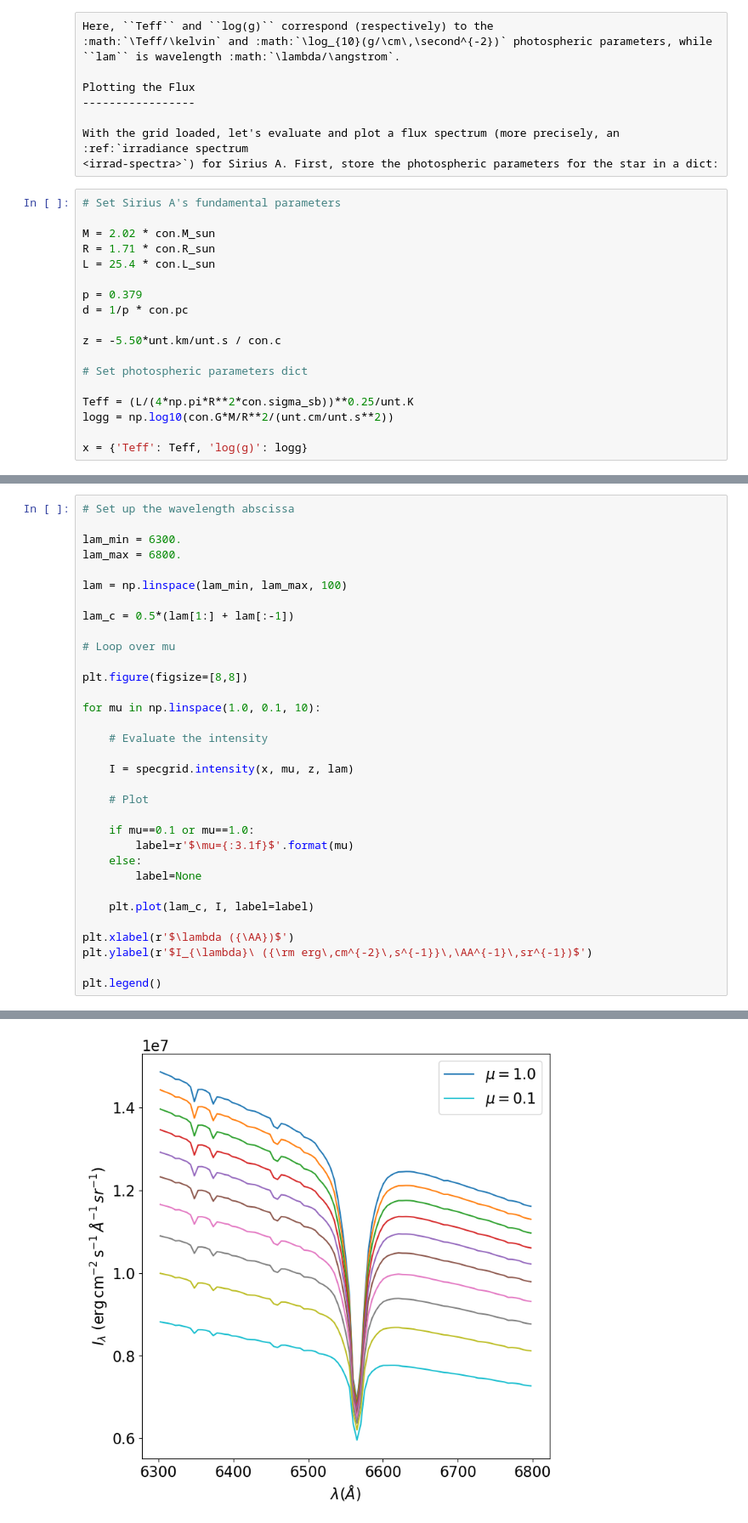
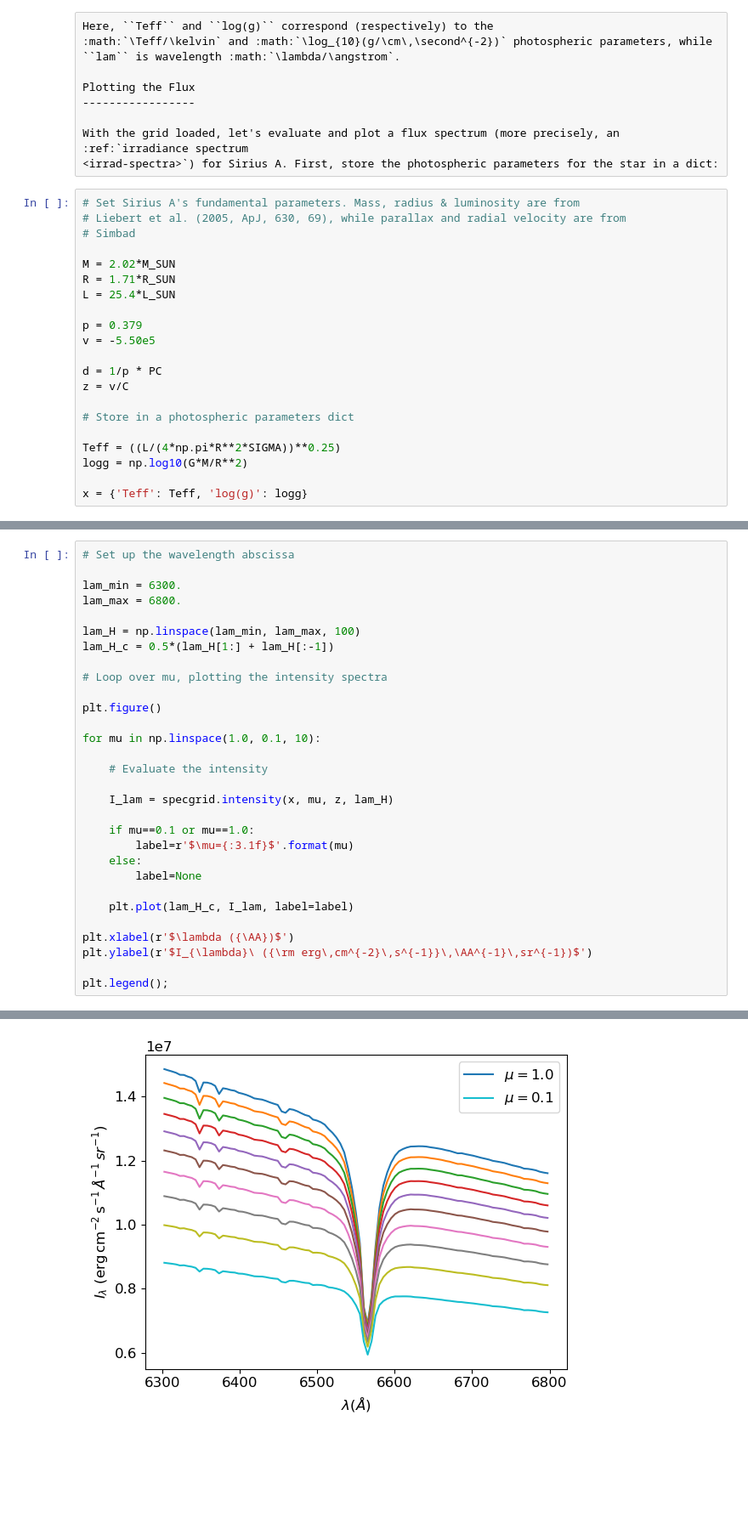
Before and after one commit to rhdtownsend/msg, a Jupyter notebook: docs/source/user-guide/walkthroughs/python-walkthrough.ipynb, the cells around one changed output, grey strips where cells are left out. Shown at 85% size. Cells and saved outputs as stored; diff of their text form; blank space fills up the shorter version.

```diff
--- a/docs/source/user-guide/walkthroughs/python-walkthrough.ipynb
+++ b/docs/source/user-guide/walkthroughs/python-walkthrough.ipynb
@@ -83,21 +92,24 @@ Plotting the Flux
 With the grid loaded, let's evaluate and plot a flux spectrum (more precisely, an :ref:`irradiance spectrum
 <irrad-spectra>`) for Sirius A. First, store the photospheric parameters for the star in a dict:
 # %%
-# Set Sirius A's fundamental parameters
+# Set Sirius A's fundamental parameters. Mass, radius & luminosity are from
+# Liebert et al. (2005, ApJ, 630, 69), while parallax and radial velocity are from
+# Simbad
 
-M = 2.02 * con.M_sun
-R = 1.71 * con.R_sun
-L = 25.4 * con.L_sun
+M = 2.02*M_SUN
+R = 1.71*R_SUN
+L = 25.4*L_SUN
 
 p = 0.379
-d = 1/p * con.pc
+v = -5.50e5
 
-z = -5.50*unt.km/unt.s / con.c
+d = 1/p * PC
+z = v/C
 
-# Set photospheric parameters dict
+# Store in a photospheric parameters dict
 
-Teff = (L/(4*np.pi*R**2*con.sigma_sb))**0.25/unt.K
-logg = np.log10(con.G*M/R**2/(unt.cm/unt.s**2))
+Teff = ((L/(4*np.pi*R**2*SIGMA))**0.25)
+logg = np.log10(G*M/R**2)
 
 x = {'Teff': Teff, 'log(g)': logg}
 # %% [raw]
@@ -155,31 +165,28 @@ values of the direction cosine :math:`\mu=0.1,0.2,\ldots,1.0`.
 lam_min = 6300.
 lam_max = 6800.
 
-lam = np.linspace(lam_min, lam_max, 100)
+lam_H = np.linspace(lam_min, lam_max, 100)
+lam_H_c = 0.5*(lam_H[1:] + lam_H[:-1])
 
-lam_c = 0.5*(lam[1:] + lam[:-1])
+# Loop over mu, plotting the intensity spectra
 
-# Loop over mu
-
-plt.figure(figsize=[8,8])
+plt.figure()
 
 for mu in np.linspace(1.0, 0.1, 10):
 
     # Evaluate the intensity
 
-    I = specgrid.intensity(x, mu, z, lam)
-
-    # Plot
+    I_lam = specgrid.intensity(x, mu, z, lam_H)
 
     if mu==0.1 or mu==1.0:
         label=r'$\mu={:3.1f}$'.format(mu)
     else:
         label=None
 
-    plt.plot(lam_c, I, label=label)
+    plt.plot(lam_H_c, I_lam, label=label)
 
 plt.xlabel(r'$\lambda ({\AA})$')
 plt.ylabel(r'$I_{\lambda}\ ({\rm erg\,cm^{-2}\,s^{-1}}\,\AA^{-1}\,sr^{-1})$')
 
-plt.legend()
+plt.legend();
 # %% [output]
@@ -187,4 +193,4 @@ plt.legend()
-[figure, old version]
+[figure, new version]
 # %% [raw]
 We can clearly see that limb-darkening in the line core is much weaker
 than in the continuum --- exactly what we expect from such a strong
```
Also changed, not shown: parts of 11 cells of this notebook, 9 other files.
